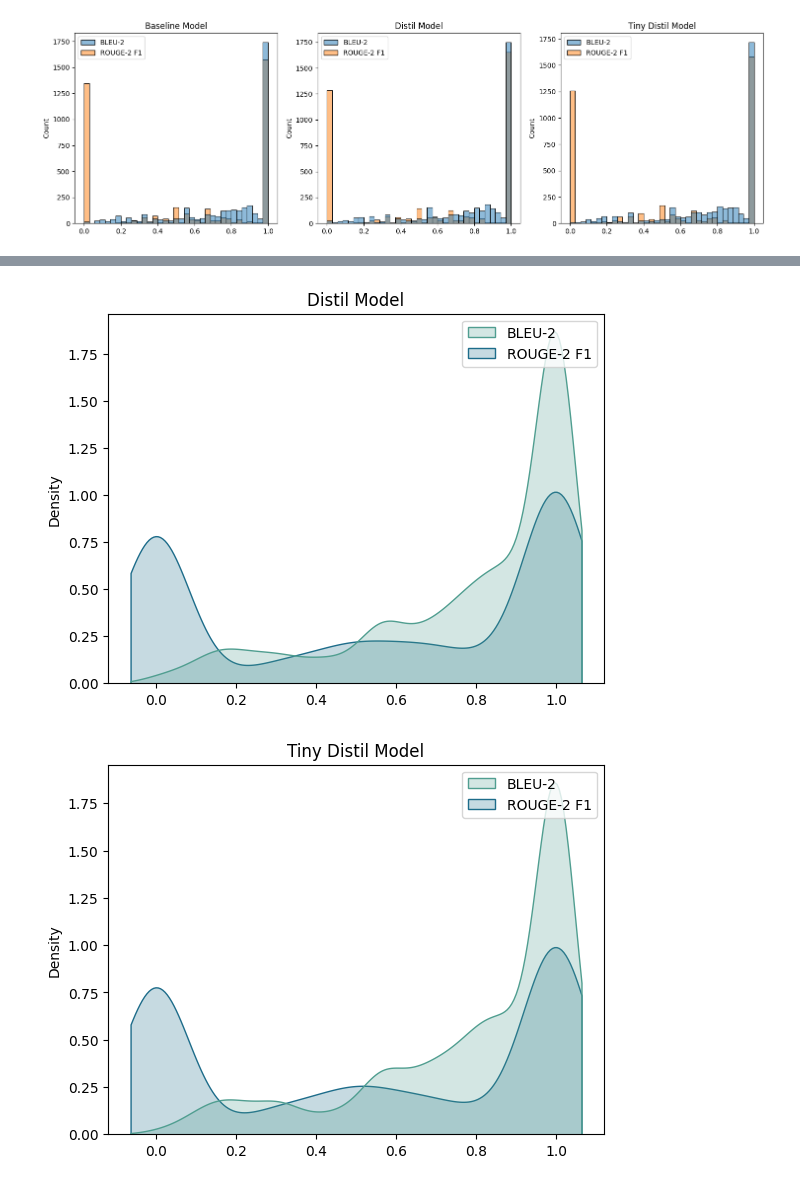
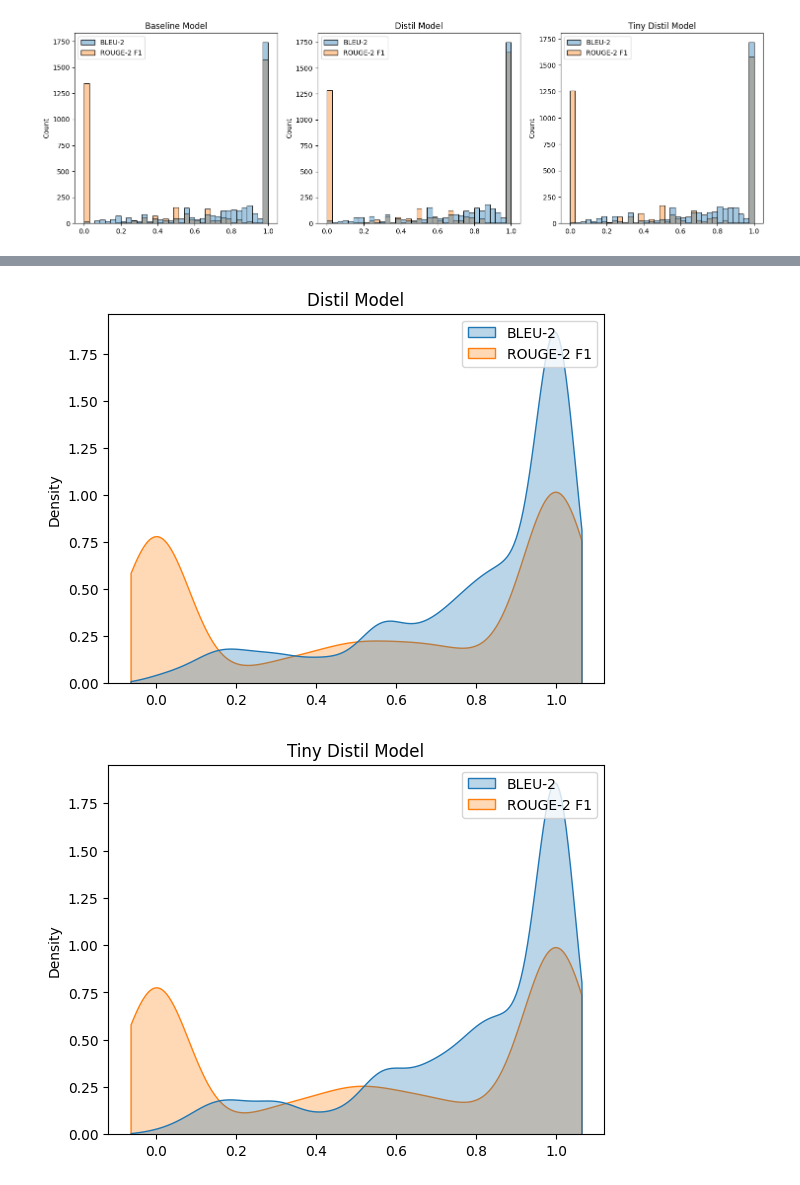
Before and after one commit to SOL1archive/KoGrammar, a Jupyter notebook: result-analysis.ipynb, the cells around one changed output, grey strips where cells are left out. Drawn from its saved outputs; the diff is of its cells as text; code cells hidden in the pictures.

```diff
--- a/result-analysis.ipynb
+++ b/result-analysis.ipynb
@@ -149,23 +151,23 @@ _ = ax.set_title(name)
 name = 'Distil Model'
 ax = sns.kdeplot(data=result_df_dict[name],
                  fill=True,
-                 palette="crest",
+                 alpha=0.3,
                  common_grid=True,
                  cut=1,
                  )
 
 _ = ax.set_title(name)
 # %% [output]
-[figure, old version]
+[figure, new version]
 # %%
 name = 'Tiny Distil Model'
 ax = sns.kdeplot(data=result_df_dict[name],
                  fill=True,
-                 palette="crest",
+                 alpha=0.3,
                  common_grid=True,
                  cut=1,
                  )
 
 _ = ax.set_title(name)
 # %% [output]
-[figure, old version]
+[figure, new version]
```
Also changed, not shown: parts of 7 cells of this notebook, 8 other files.
